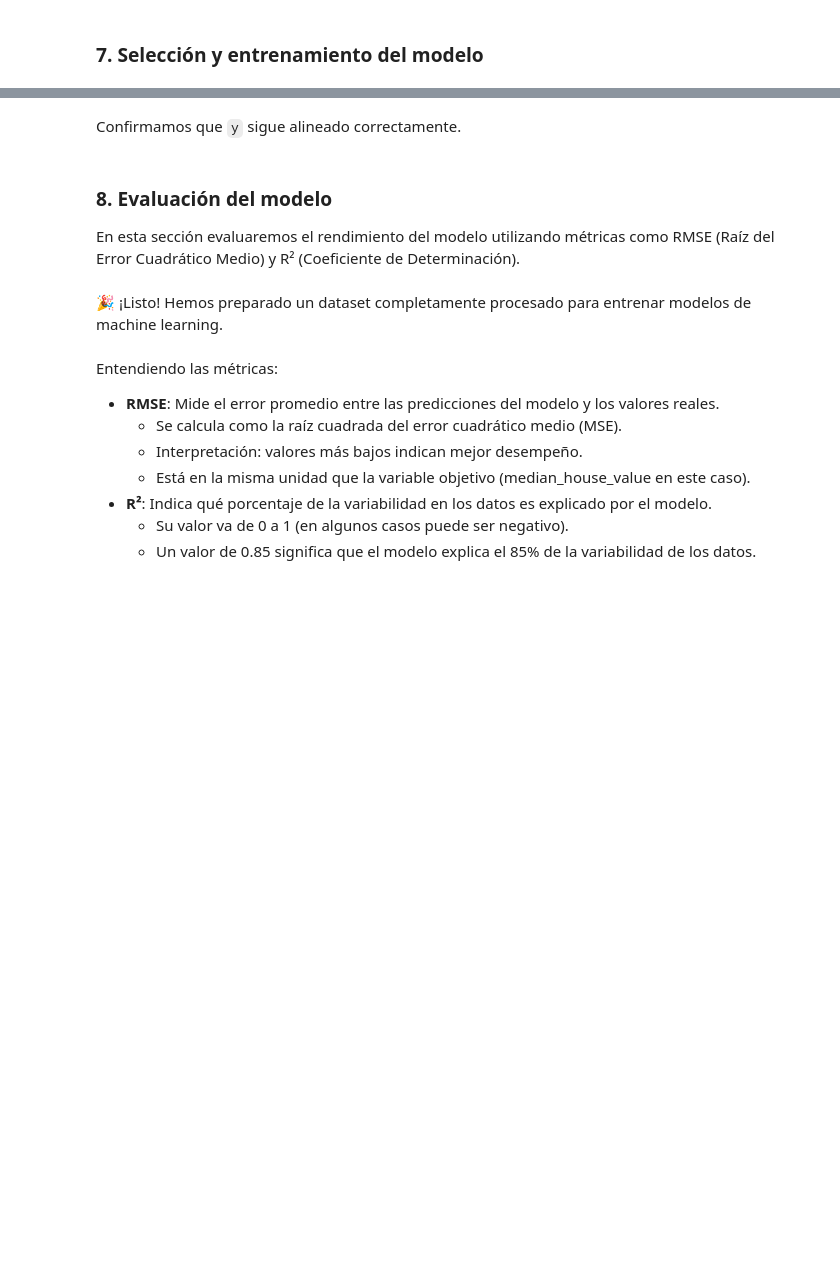
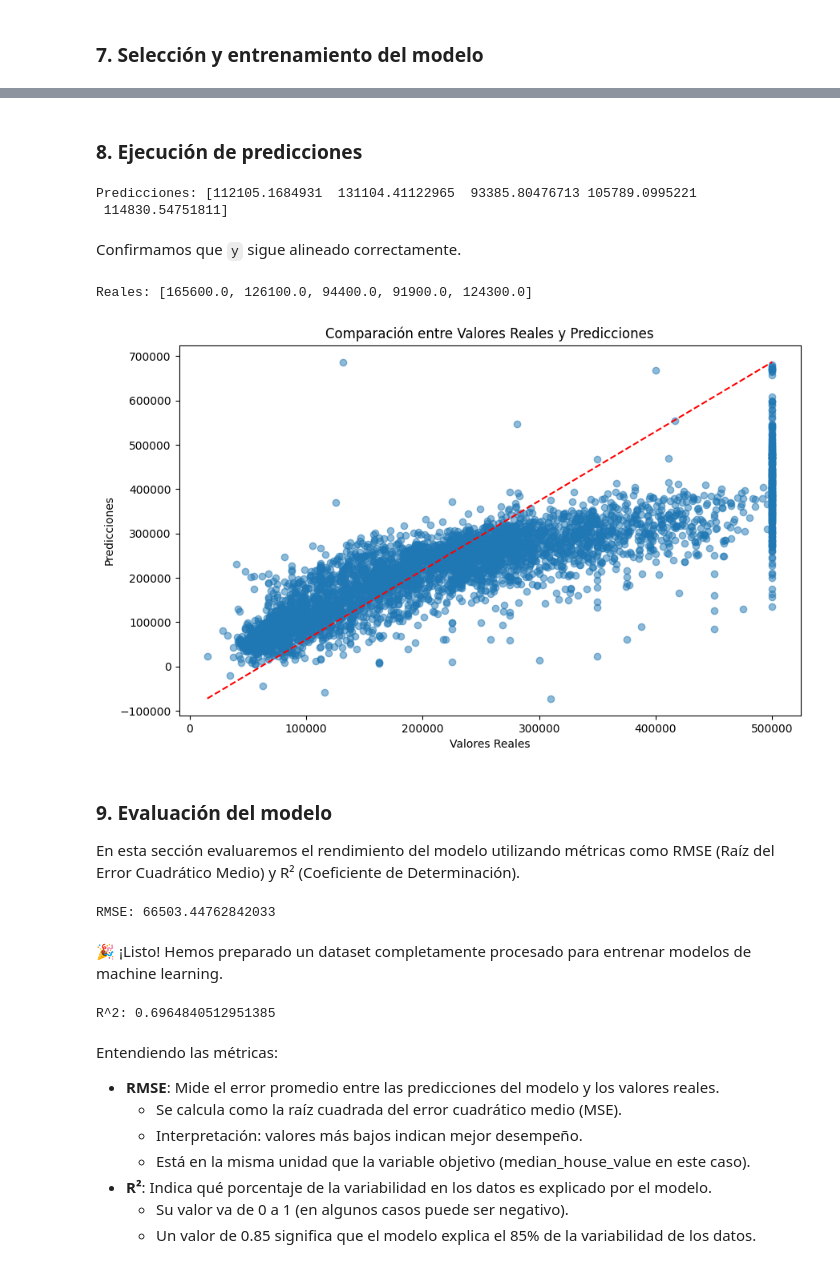
Before and after one commit to JAAM010/introduccion_ml, a Jupyter notebook: notebooks/3_pipeline.ipynb, the cells around one changed output, grey strips where cells are left out. Saved outputs shown, nothing was run; the diff lists cells and outputs as text; code cells hidden in the pictures; blank space fills up the shorter version.

Commit message:
Corrected pipeline notebook

```diff
--- a/notebooks/3_pipeline.ipynb
+++ b/notebooks/3_pipeline.ipynb
@@ -125,0 +226,2 @@ housing.columns
+# %%
+housing.drop(columns=["rooms_per_household", "bedrooms_per_room", "population_per_household"], inplace=True)
@@ -291,3 +474,7 @@ cat_attribs = ["ocean_proximity"]
 full_pipeline = ColumnTransformer([("num", num_pipeline, num_attribs), ("cat", OneHotEncoder(), cat_attribs)])
 
 housing_prepared = full_pipeline.fit_transform(housing)
+# %%
+housing_prepared = pd.DataFrame(housing_prepared, columns=num_attribs + list(cat_encoder.get_feature_names_out()), index=housing.index)
+
+housing_prepared.head()
@@ -301,29 +501,54 @@ Verificamos la forma final de `X_filtrado`.
+# %% [markdown]
+### 8. Ejecución de predicciones
+# %%
+# Utilizando los datos de prueba, separamos las características y las etiquetas.
+# `housing_test` es el DataFrame que contiene los datos de prueba, y `median_house_value` es la columna que contiene las etiquetas (valores medianos de las casas).
+housing_in = housing_test.drop("median_house_value", axis=1)
+housing_labels_in = housing_test["median_house_value"].copy()
 # %%
-datos_in = housing.iloc[:5]
-datos_out = housing_labels.iloc[:5]
-
-datos_preparados = full_pipeline.transform(datos_in)
+# Haciendo uso del pipeline completo, transformamos los datos de prueba para que tengan el mismo formato que los datos de entrenamiento.
+datos_preparados = full_pipeline.transform(housing_in)
 predicciones = lin_reg.predict(datos_preparados)
 
-print("Predicciones:", predicciones)
+print("Predicciones:", predicciones[:5])
+# %% [output]
+Predicciones: [112105.1684931  131104.41122965  93385.80476713 105789.0995221
+ 114830.54751811]
 # %% [markdown]
 Confirmamos que `y` sigue alineado correctamente.
 # %%
-print("Reales:", list(datos_out))
+print("Reales:", list(housing_labels_in[:5]))
+# %% [output]
+Reales: [165600.0, 126100.0, 94400.0, 91900.0, 124300.0]
+# %%
+plt.figure(figsize=(10, 6))
+plt.scatter(housing_labels_in, predicciones, alpha=0.5)
+plt.xlabel("Valores Reales")
+plt.ylabel("Predicciones")
+plt.title("Comparación entre Valores Reales y Predicciones")
+plt.plot([housing_labels_in.min(), housing_labels_in.max()], [predicciones.min(), predicciones.max()], color="red", linestyle="--")
+plt.show()
+# %% [output]
+[figure, added]
 # %% [markdown]
-### 8. Evaluación del modelo
+### 9. Evaluación del modelo
 
 En esta sección evaluaremos el rendimiento del modelo utilizando métricas como RMSE (Raíz del Error Cuadrático Medio) y R² (Coeficiente de Determinación).
 # %%
-predictions = lin_reg.predict(housing_prepared)
-mse = mean_squared_error(housing_labels, predictions)
+# means_squared_error es una función de sklearn que se utiliza para calcular el error cuadrático medio entre las predicciones y las etiquetas reales.
+# En este caso, estamos calculando el error cuadrático medio entre las etiquetas reales (`housing_labels_in`) y las predicciones realizadas por el modelo (`predicciones`).
+mse = mean_squared_error(housing_labels_in, predicciones)
 rmse = np.sqrt(mse)
 print("RMSE:", rmse)
+# %% [output]
+RMSE: 66503.44762842033
 # %% [markdown]
 🎉 ¡Listo! Hemos preparado un dataset completamente procesado para entrenar modelos de machine learning.
 # %%
-r2 = r2_score(housing_labels, predictions)
+r2 = r2_score(housing_labels_in, predicciones)
 print("R^2:", r2)
+# %% [output]
+R^2: 0.6964840512951385
 # %% [markdown]
 Entendiendo las métricas:
 - **RMSE**: Mide el error promedio entre las predicciones del modelo y los valores reales.
```
Also changed, not shown: parts of 88 cells of this notebook.
